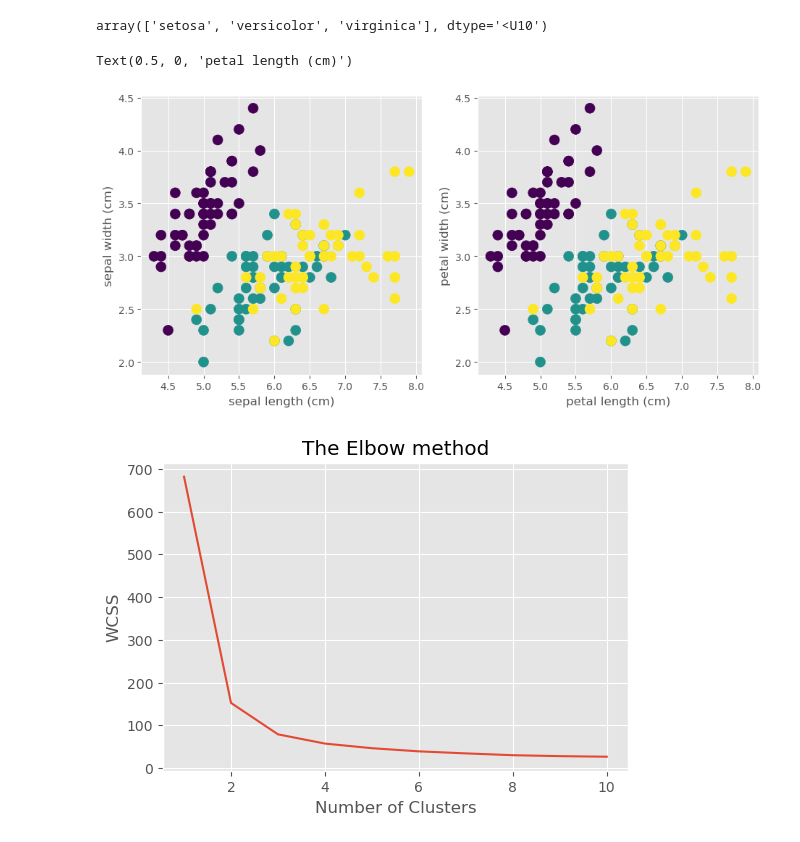
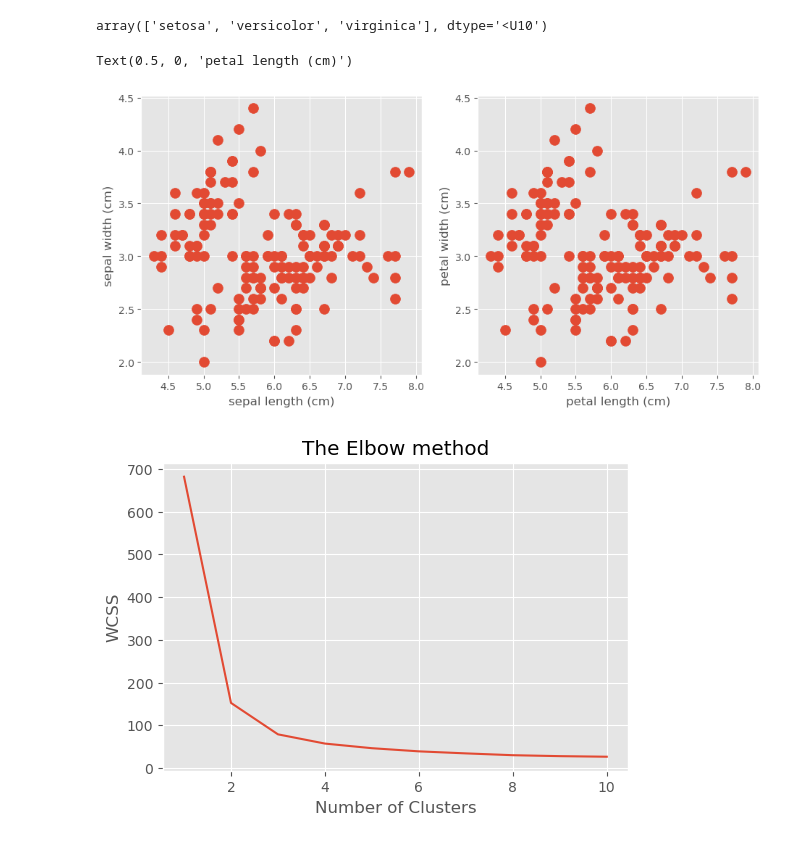
Before and after one commit to brahma-borude/ML_algorithms, a Jupyter notebook: Unsupervised Learning/K-means.ipynb, the cells around one changed output. Drawn from its saved outputs; the diff is of its cells as text; code cells hidden in the pictures.

```diff
--- a/Unsupervised Learning/K-means.ipynb
+++ b/Unsupervised Learning/K-means.ipynb
@@ -30,15 +30,15 @@ array(['setosa', 'versicolor', 'virginica'], dtype='<U10')
 X = iris.data
 # %%
 fig, (ax1, ax2) = plt.subplots(1, 2, figsize=(11, 5))
-ax1.scatter(x='sepal length (cm)', y='sepal width (cm)', c= iris.target, s=100, data=iris_df)
-ax2.scatter(x='sepal length (cm)', y='sepal width (cm)', c= iris.target, s=100, data=iris_df)
+ax1.scatter(x='sepal length (cm)', y='sepal width (cm)', s=100, data=iris_df)
+ax2.scatter(x='sepal length (cm)', y='sepal width (cm)', s=100, data=iris_df)
 ax1.set_ylabel('sepal width (cm)')
 ax1.set_xlabel('sepal length (cm)')
 ax2.set_ylabel('petal width (cm)')
 ax2.set_xlabel('petal length (cm)')
 # %% [output]
 Text(0.5, 0, 'petal length (cm)')
-[figure, old version]
+[figure, new version]
 # %%
 wcss = []
 for i in range(1, 11):
```
Also changed, not shown: parts of 1 cell of this notebook, 1 other file.
